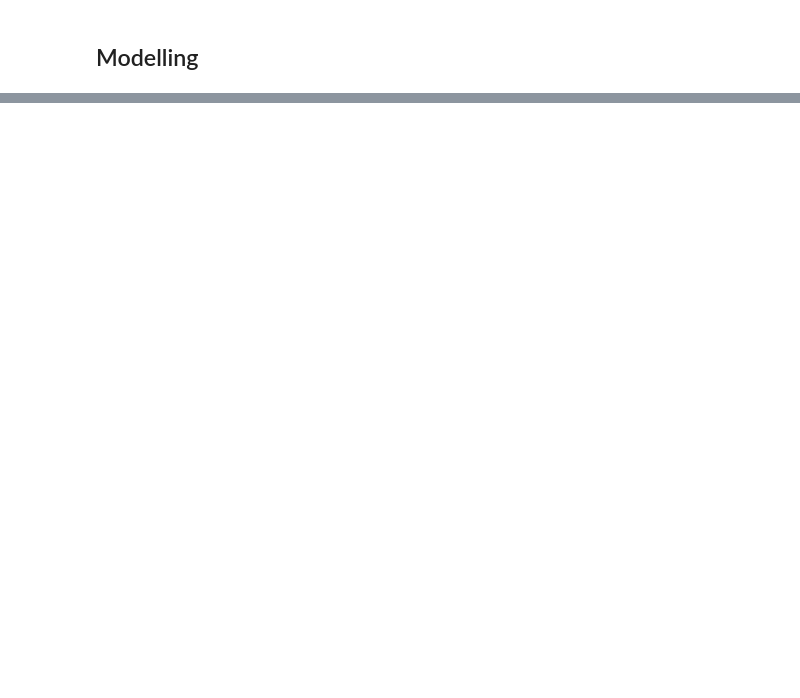
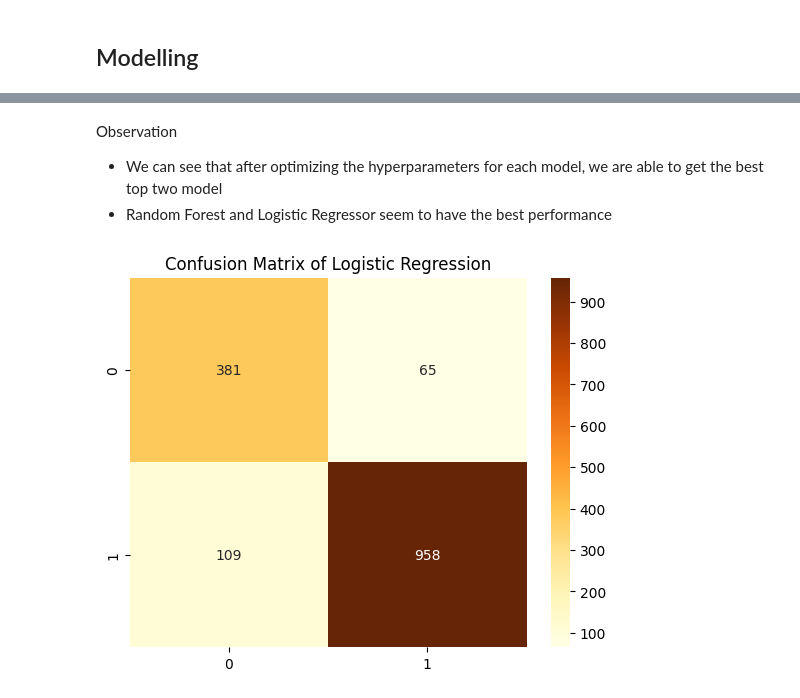
Before and after one commit to Marlon-were/Customer_Churn_Analysis, a Jupyter notebook: churn.ipynb, the cells around one changed output, grey strips where cells are left out. Cells and saved outputs as stored; diff of their text form; code cells hidden in the pictures; blank space fills up the shorter version.

```diff
--- a/churn.ipynb
+++ b/churn.ipynb
@@ -831,23 +899,8 @@ preprocessor = ColumnTransformer(transformers=[
 ## Modelling
 # %%
 models = [
-    ("Logistic Regression", LogisticRegression(random_state=42)),
-    ("Decision Tree", DecisionTreeClassifier(random_state=42)),
-    ("Random Forest", RandomForestClassifier(random_state=42)),
-    ("XGBoost", XGBClassifier(random_state=42)),
+    ("Logistic Regression", LogisticRegression(random_state=42, C=1, penalty='l2')),
+    ("Decision Tree", DecisionTreeClassifier(random_state=42, criterion='gini', max_depth=5)),
+    ("Random Forest", RandomForestClassifier(random_state=42, max_depth=5, n_estimators=200)),
+    ("XGBoost", XGBClassifier(random_state=42, learning_rate=0.1, max_depth=3, n_estimators=100)),
 ]
-# %%
-all_pipeline={}
-
-for model_name, classifier in models:
-
-    final_pipeline = Pipeline(steps=[
-    ("preprocessor", preprocessor),
-    ("classifier", classifier)
-    ])
-
-    # fit data to pipeline
-    final_pipeline.fit(X_train, y_train_encoded)
-
-    all_pipeline[model_name] = final_pipeline
-    print(f"{model_name} model is trained")
@@ -890,0 +963,14 @@ report_data
+# %% [markdown]
+Observation
+- We can see that after optimizing the hyperparameters for each model, we are able to get the best top two model
+- Random Forest and Logistic Regressor seem to have the best performance
+# %%
+## checking the confusion matrix of the top two models (Random Forest and Logistic Regression)
+conf_mat = all_confusion_matrix["Logistic Regression"]
+# %%
+## Confusion matrix
+sns.heatmap(conf_mat, annot=True, fmt="d", cmap="YlOrBr")
+plt.title("Confusion Matrix of Logistic Regression")
+plt.show()
+# %% [output]
+[figure, added]
```
Also changed, not shown: parts of 17 cells of this notebook, 1 other file.
